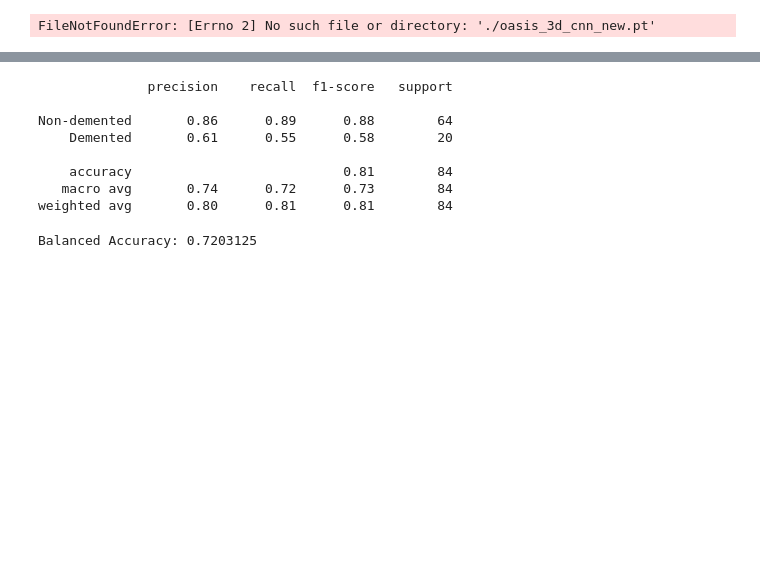
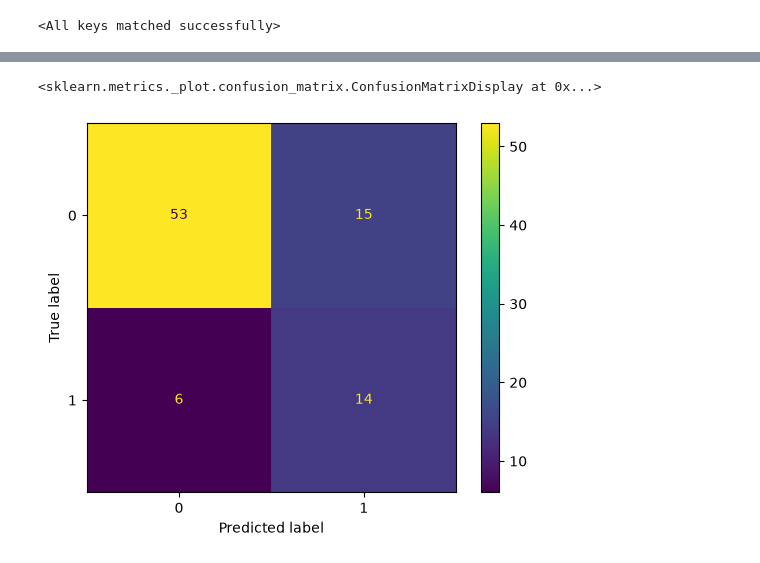
Before and after one commit to shock-rc/DS3010-Machine-Learning-Project, a Jupyter notebook: main.ipynb, the cells around one changed output, grey strips where cells are left out. Cells and saved outputs as stored; diff of their text form; code cells hidden in the pictures; blank space fills up the shorter version.

```diff
--- a/main.ipynb
+++ b/main.ipynb
@@ -290,7 +294,0 @@ class MRI3DCNN(nn.Module):
-# %%
-if torch.backends.mps.is_available():
-    device = torch.device("mps")
-else:
-    device = torch.device("cpu")
-
-print("Using:", device)
@@ -446,0 +295,11 @@ def evaluate(model, loader, criterion, device):
+# %%
+class_weights = torch.tensor(
+    train_data.shape[0] / (3 * train_data["CDR"].value_counts().sort_index()),
+    dtype = torch.float32
+    ).to(device)
+
+model = ConvolutionModel(metadata_dim = 8, num_classes = 2)  # Assuming 8 metadata features as defined above, change if modified
+model = model.to(device)
+
+loss_function = nn.CrossEntropyLoss(weight = class_weights)
+optimizer = optim.AdamW(model.parameters(), lr=1e-3, weight_decay=1e-5)
@@ -520,26 +408,11 @@ Epoch 40/40 | Train Loss: 0.3944 | Train Acc: 0.8415 | Val Loss: 0.5923 | Val Ac
 # %%
-model.load_state_dict(
-    torch.load(
-        "best_oasis_cnn.pt",
-        map_location=device
-    )
-)
+model.load_state_dict(torch.load("best_model.pth", map_location=device))
 # %% [output]
-FileNotFoundError: [Errno 2] No such file or directory: './oasis_3d_cnn_new.pt'
+<All keys matched successfully>
 # %%
-(
-    test_loss,
-    test_acc,
-    y_test,
-    pred_test,
-    prob_test
-) = evaluate(
-    model,
-    test_loader,
-    criterion,
-    device
-)
+test_loss, test_accuracy, true_labels, predicted_labels = validation(model, test_loader, loss_function, device)
+print(f"Test Loss: {test_loss:.4f}, Test Accuracy: {test_accuracy:.4f}")
 
-print(f"Test Loss: {test_loss:.4f}")
-print(f"Test Accuracy: {test_acc:.4f}")
+confusion_mtx = confusion_matrix(true_labels, predicted_labels)
+ConfusionMatrixDisplay(confusion_matrix=confusion_mtx, display_labels=[0, 1]).plot()
 # %% [output]
@@ -548,30 +420,2 @@ Test Accuracy: 0.8095
+<sklearn.metrics._plot.confusion_matrix.ConfusionMatrixDisplay at 0x...>
+[figure, added]
-# %%
-print(
-    classification_report(
-        y_test,
-        pred_test,
-        target_names=[
-            "Non-demented",
-            "Demented"
-        ]
-    )
-)
-# %% [output]
-              precision    recall  f1-score   support
-
-Non-demented       0.86      0.89      0.88        64
-    Demented       0.61      0.55      0.58        20
-
-    accuracy                           0.81        84
-   macro avg       0.74      0.72      0.73        84
-weighted avg       0.80      0.81      0.81        84
-# %%
-print(
-    "Balanced Accuracy:",
-    balanced_accuracy_score(
-        y_test,
-        pred_test
-    )
-)
-# %% [output]
-Balanced Accuracy: 0.7203125
```
Also changed, not shown: parts of 26 cells of this notebook, 16 other files.
